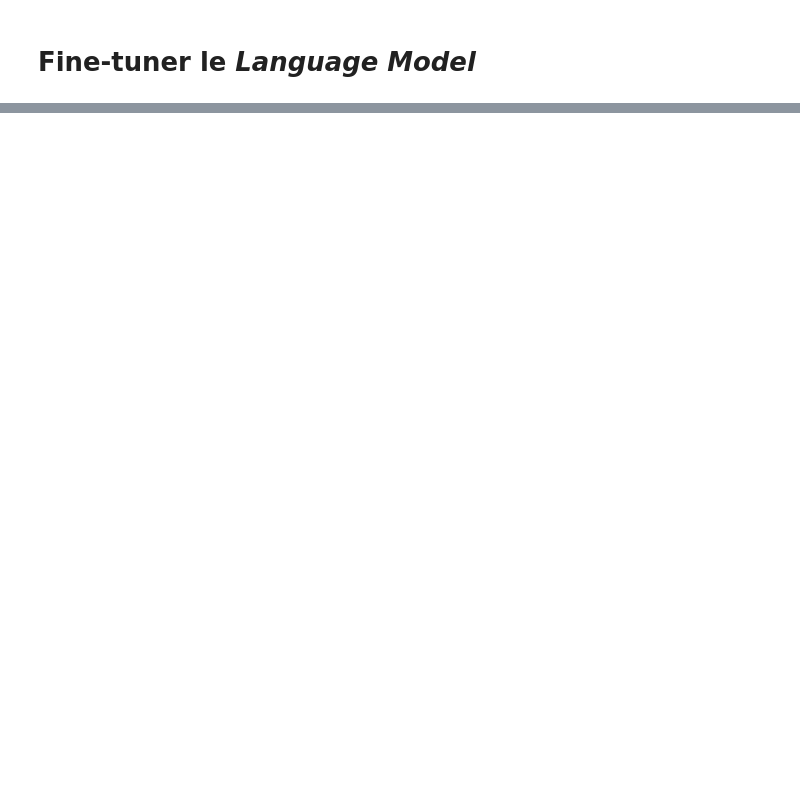
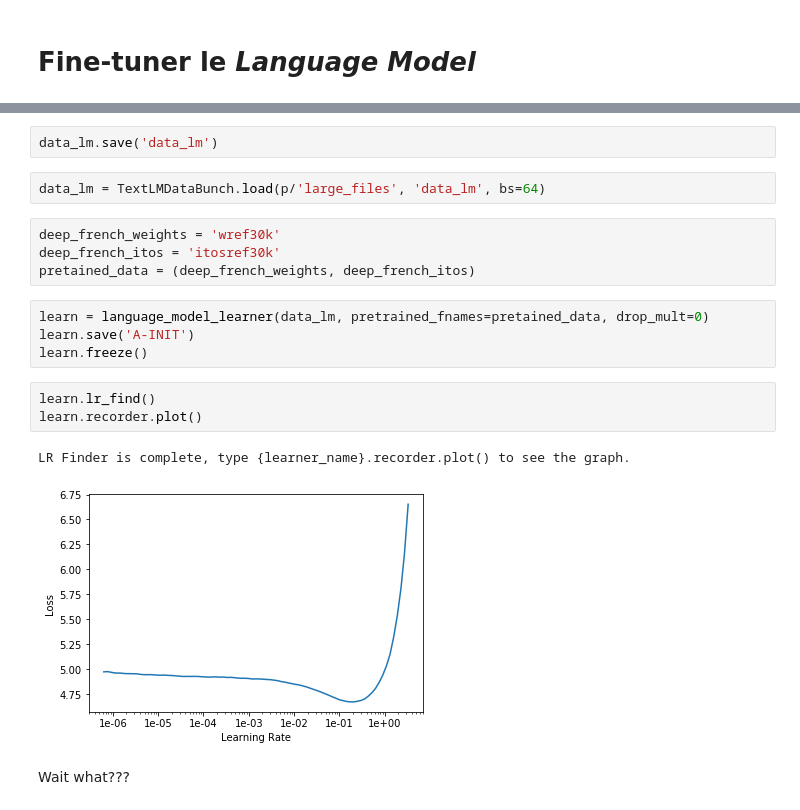
Before and after one commit to remiconnesson/vive-le-nlp, a Jupyter notebook: Petit tour d'essai.ipynb, the cells around one changed output, grey strips where cells are left out. Saved outputs shown, nothing was run; the diff lists cells and outputs as text; blank space fills up the shorter version.

```diff
--- a/Petit tour d'essai.ipynb
+++ b/Petit tour d'essai.ipynb
@@ -213,0 +233,20 @@ test_df.head()
+# %%
+data_lm.save('data_lm')
+# %%
+data_lm = TextLMDataBunch.load(p/'large_files', 'data_lm', bs=64)
+# %%
+deep_french_weights = 'wref30k'
+deep_french_itos = 'itosref30k'
+pretained_data = (deep_french_weights, deep_french_itos)
+# %%
+learn = language_model_learner(data_lm, pretrained_fnames=pretained_data, drop_mult=0)
+learn.save('A-INIT')
+learn.freeze()
+# %%
+learn.lr_find()
+learn.recorder.plot()
+# %% [output]
+LR Finder is complete, type {learner_name}.recorder.plot() to see the graph.
+[figure, added]
+# %% [markdown]
+Wait what???
```
Also changed, not shown: parts of 43 cells of this notebook.
